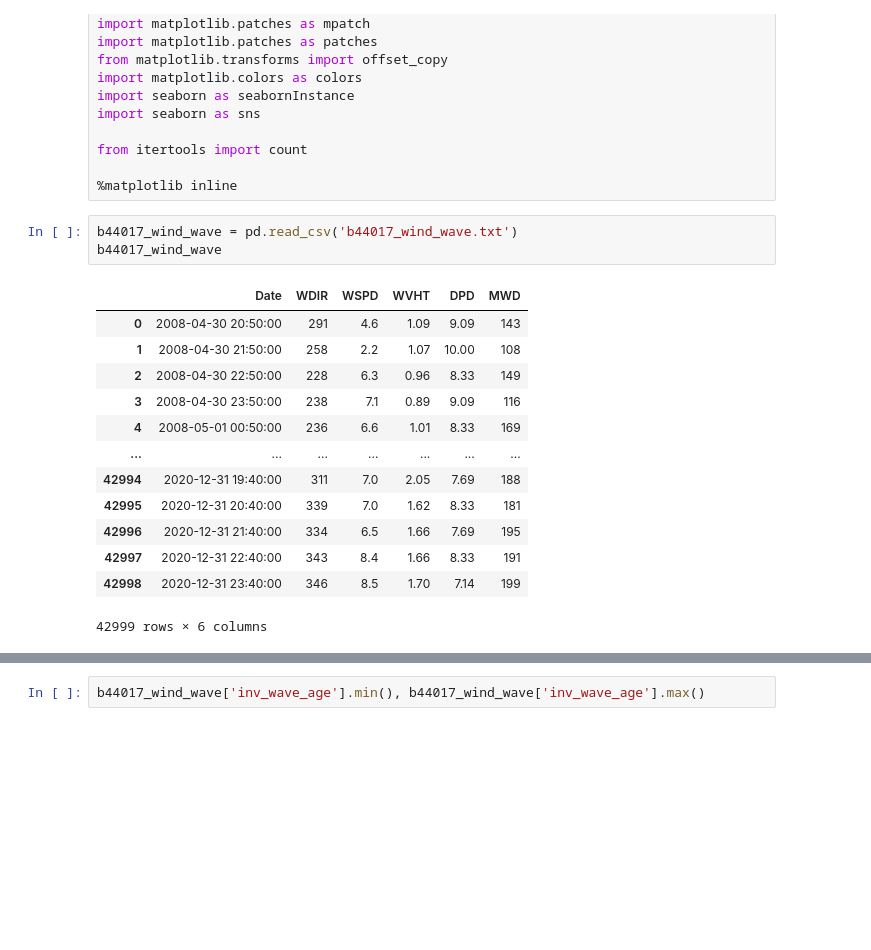
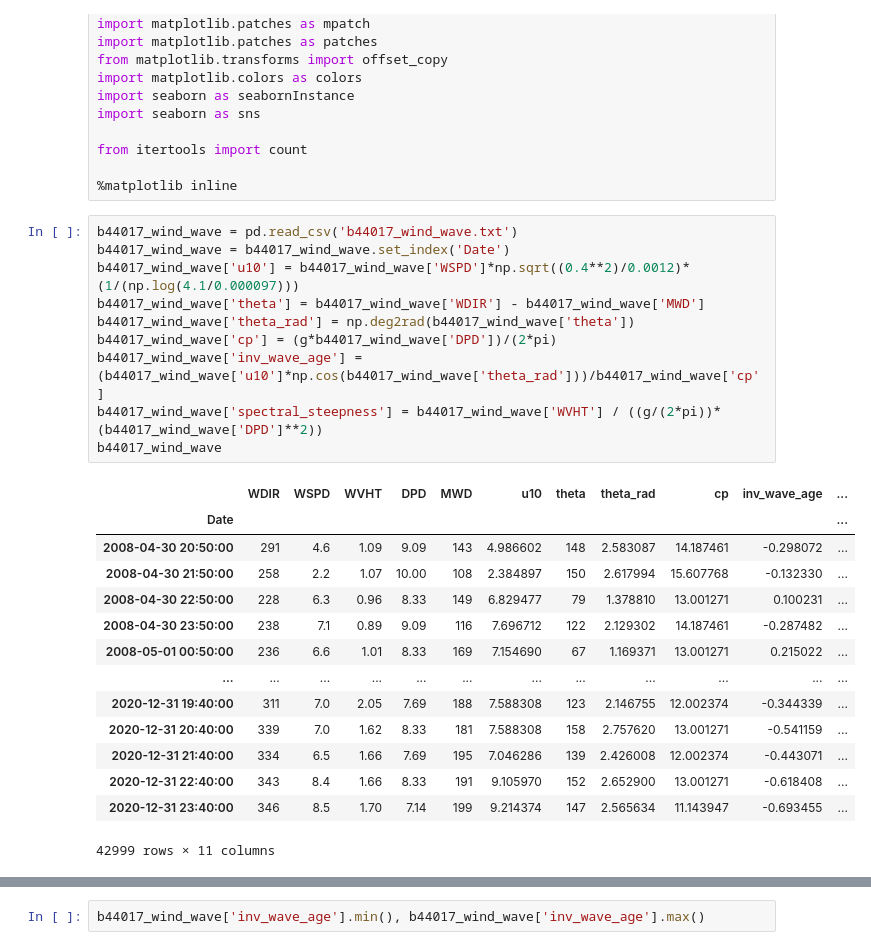
Before and after one commit to panmits86-zz/ENVE5320_Project, a Jupyter notebook: ENVE5320_Project_Part2.ipynb, the cells around one changed output, grey strips where cells are left out. Saved outputs shown, nothing was run; the diff lists cells and outputs as text; blank space fills up the shorter version.

```diff
--- a/ENVE5320_Project_Part2.ipynb
+++ b/ENVE5320_Project_Part2.ipynb
@@ -47,20 +47,28 @@ from itertools import count
 %matplotlib inline
 # %%
 b44017_wind_wave = pd.read_csv('b44017_wind_wave.txt')
+b44017_wind_wave = b44017_wind_wave.set_index('Date')
+b44017_wind_wave['u10'] = b44017_wind_wave['WSPD']*np.sqrt((0.4**2)/0.0012)*(1/(np.log(4.1/0.000097)))
+b44017_wind_wave['theta'] = b44017_wind_wave['WDIR'] - b44017_wind_wave['MWD']
+b44017_wind_wave['theta_rad'] = np.deg2rad(b44017_wind_wave['theta'])
+b44017_wind_wave['cp'] = (g*b44017_wind_wave['DPD'])/(2*pi)
+b44017_wind_wave['inv_wave_age'] = (b44017_wind_wave['u10']*np.cos(b44017_wind_wave['theta_rad']))/b44017_wind_wave['cp']
+b44017_wind_wave['spectral_steepness'] = b44017_wind_wave['WVHT'] / ((g/(2*pi))*(b44017_wind_wave['DPD']**2))
 b44017_wind_wave
 # %% [output]
-|  | Date | WDIR | WSPD | WVHT | DPD | MWD |
-| 0 | 2008-04-30 20:50:00 | 291 | 4.6 | 1.09 | 9.09 | 143 |
-| 1 | 2008-04-30 21:50:00 | 258 | 2.2 | 1.07 | 10.00 | 108 |
-| 2 | 2008-04-30 22:50:00 | 228 | 6.3 | 0.96 | 8.33 | 149 |
-| 3 | 2008-04-30 23:50:00 | 238 | 7.1 | 0.89 | 9.09 | 116 |
-| 4 | 2008-05-01 00:50:00 | 236 | 6.6 | 1.01 | 8.33 | 169 |
-| ... | ... | ... | ... | ... | ... | ... |
-| 42994 | 2020-12-31 19:40:00 | 311 | 7.0 | 2.05 | 7.69 | 188 |
-| 42995 | 2020-12-31 20:40:00 | 339 | 7.0 | 1.62 | 8.33 | 181 |
-| 42996 | 2020-12-31 21:40:00 | 334 | 6.5 | 1.66 | 7.69 | 195 |
-| 42997 | 2020-12-31 22:40:00 | 343 | 8.4 | 1.66 | 8.33 | 191 |
-| 42998 | 2020-12-31 23:40:00 | 346 | 8.5 | 1.70 | 7.14 | 199 |
+|  | WDIR | WSPD | WVHT | DPD | MWD | u10 | theta | theta_rad | cp | inv_wave_age | ... |
+| Date |  |  |  |  |  |  |  |  |  |  | ... |
+| 2008-04-30 20:50:00 | 291 | 4.6 | 1.09 | 9.09 | 143 | 4.986602 | 148 | 2.583087 | 14.187461 | -0.298072 | ... |
+| 2008-04-30 21:50:00 | 258 | 2.2 | 1.07 | 10.00 | 108 | 2.384897 | 150 | 2.617994 | 15.607768 | -0.132330 | ... |
+| 2008-04-30 22:50:00 | 228 | 6.3 | 0.96 | 8.33 | 149 | 6.829477 | 79 | 1.378810 | 13.001271 | 0.100231 | ... |
+| 2008-04-30 23:50:00 | 238 | 7.1 | 0.89 | 9.09 | 116 | 7.696712 | 122 | 2.129302 | 14.187461 | -0.287482 | ... |
+| 2008-05-01 00:50:00 | 236 | 6.6 | 1.01 | 8.33 | 169 | 7.154690 | 67 | 1.169371 | 13.001271 | 0.215022 | ... |
+| ... | ... | ... | ... | ... | ... | ... | ... | ... | ... | ... | ... |
+| 2020-12-31 19:40:00 | 311 | 7.0 | 2.05 | 7.69 | 188 | 7.588308 | 123 | 2.146755 | 12.002374 | -0.344339 | ... |
+| 2020-12-31 20:40:00 | 339 | 7.0 | 1.62 | 8.33 | 181 | 7.588308 | 158 | 2.757620 | 13.001271 | -0.541159 | ... |
+| 2020-12-31 21:40:00 | 334 | 6.5 | 1.66 | 7.69 | 195 | 7.046286 | 139 | 2.426008 | 12.002374 | -0.443071 | ... |
+| 2020-12-31 22:40:00 | 343 | 8.4 | 1.66 | 8.33 | 191 | 9.105970 | 152 | 2.652900 | 13.001271 | -0.618408 | ... |
+| 2020-12-31 23:40:00 | 346 | 8.5 | 1.70 | 7.14 | 199 | 9.214374 | 147 | 2.565634 | 11.143947 | -0.693455 | ... |
-42999 rows × 6 columns
+42999 rows × 11 columns
 # %%
 b44020_wind_wave = pd.read_csv('b44020_wind_wave.txt')
```
Also changed, not shown: parts of 7 cells of this notebook, 1 other file.
